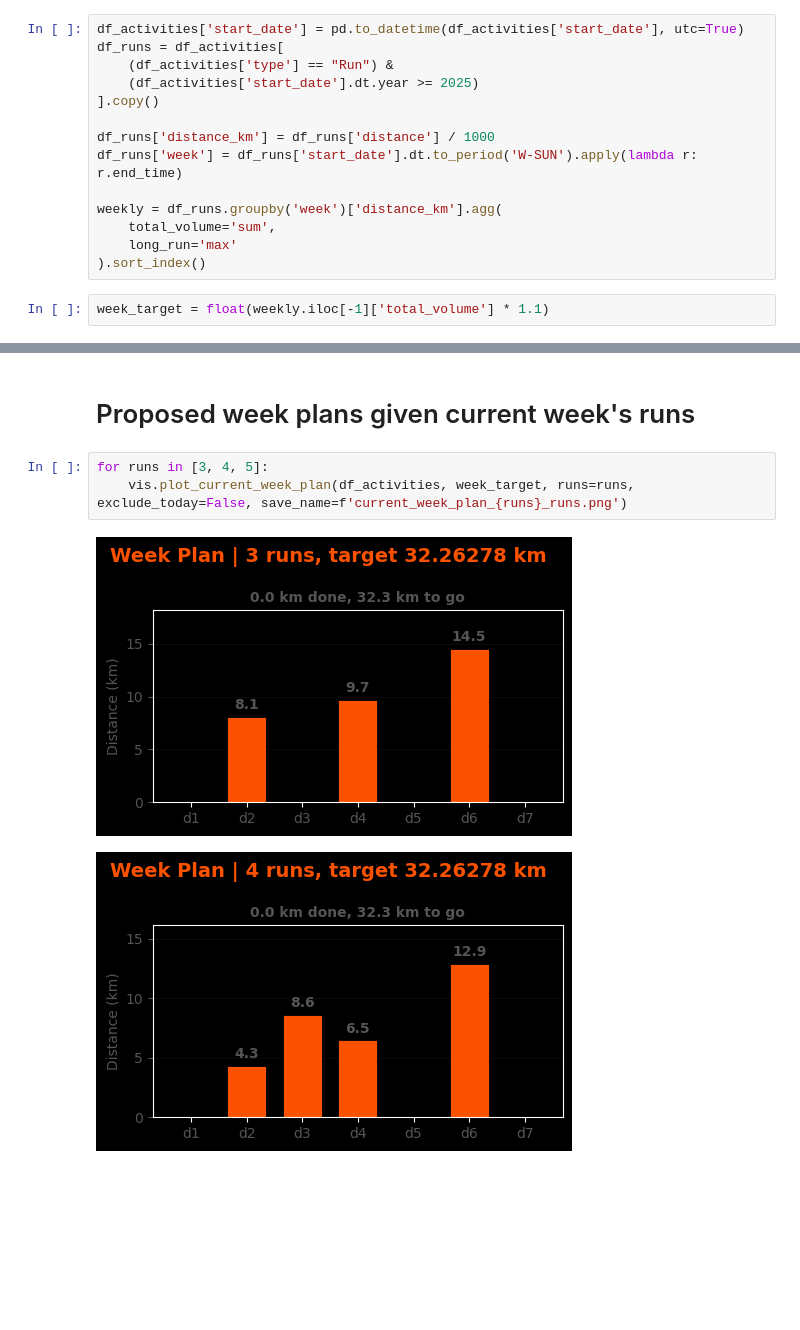
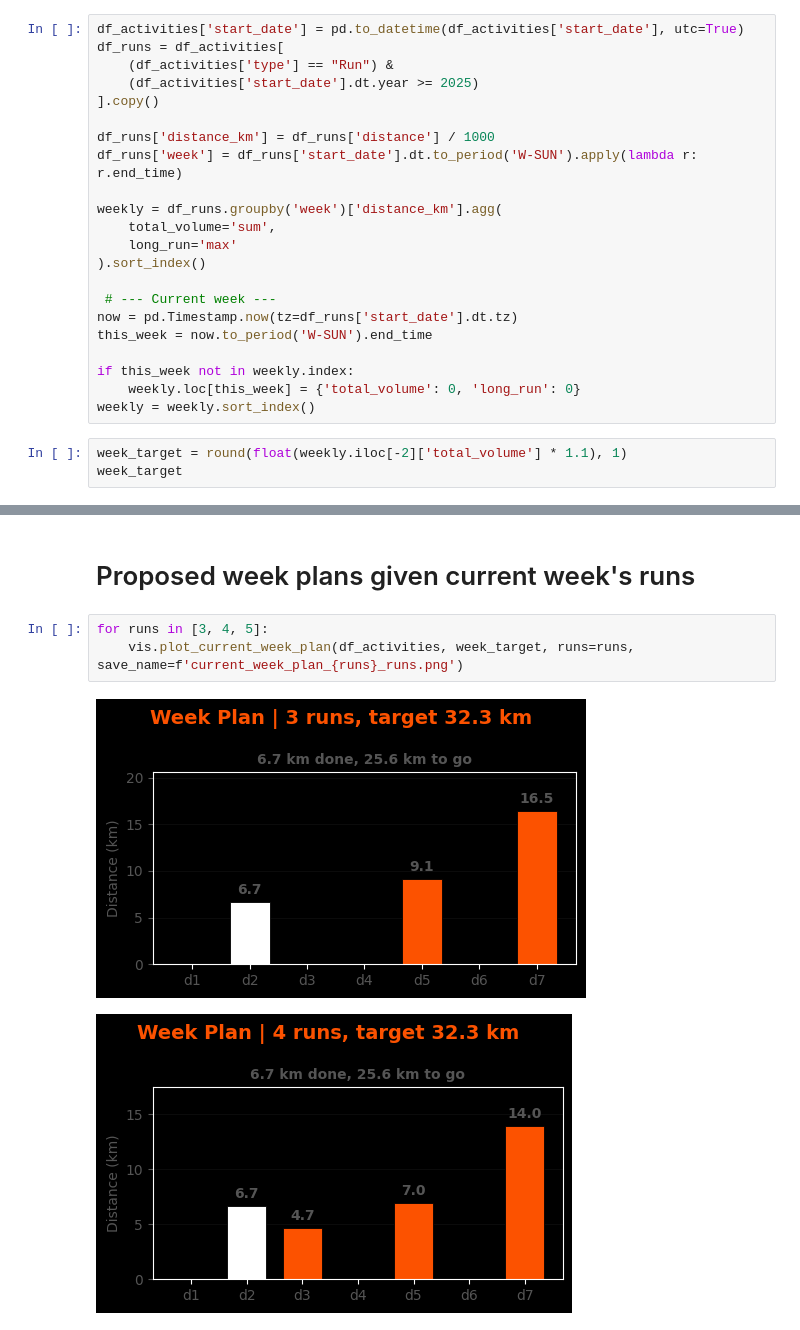
Before and after one commit to JoeySpronck/strava_data, a Jupyter notebook: playground.ipynb, the cells around one changed output, grey strips where cells are left out. Saved outputs shown, nothing was run; the diff lists cells and outputs as text; blank space fills up the shorter version.

Commit message:
Fixed/improved current week plan plots

```diff
--- a/playground.ipynb
+++ b/playground.ipynb
@@ -69,5 +69,14 @@ weekly = df_runs.groupby('week')['distance_km'].agg(
     total_volume='sum',
     long_run='max'
 ).sort_index()
+
+ # --- Current week ---
+now = pd.Timestamp.now(tz=df_runs['start_date'].dt.tz)
+this_week = now.to_period('W-SUN').end_time
+
+if this_week not in weekly.index:
+    weekly.loc[this_week] = {'total_volume': 0, 'long_run': 0}
+weekly = weekly.sort_index()
 # %%
-week_target = float(weekly.iloc[-1]['total_volume'] * 1.1)
+week_target = round(float(weekly.iloc[-2]['total_volume'] * 1.1), 1)
+week_target
@@ -82,7 +93,7 @@ for runs in [3, 4, 5]:
 # Proposed week plans given current week's runs
 # %%
 for runs in [3, 4, 5]:
-    vis.plot_current_week_plan(df_activities, week_target, runs=runs, exclude_today=False, save_name=f'current_week_plan_{runs}_runs.png')
+    vis.plot_current_week_plan(df_activities, week_target, runs=runs, save_name=f'current_week_plan_{runs}_runs.png')
 # %% [output]
-[figure, old version]
+[figure, new version]
-[figure, old version]
+[figure, new version]
```
Also changed, not shown: parts of 6 cells of this notebook, 12 other files.
